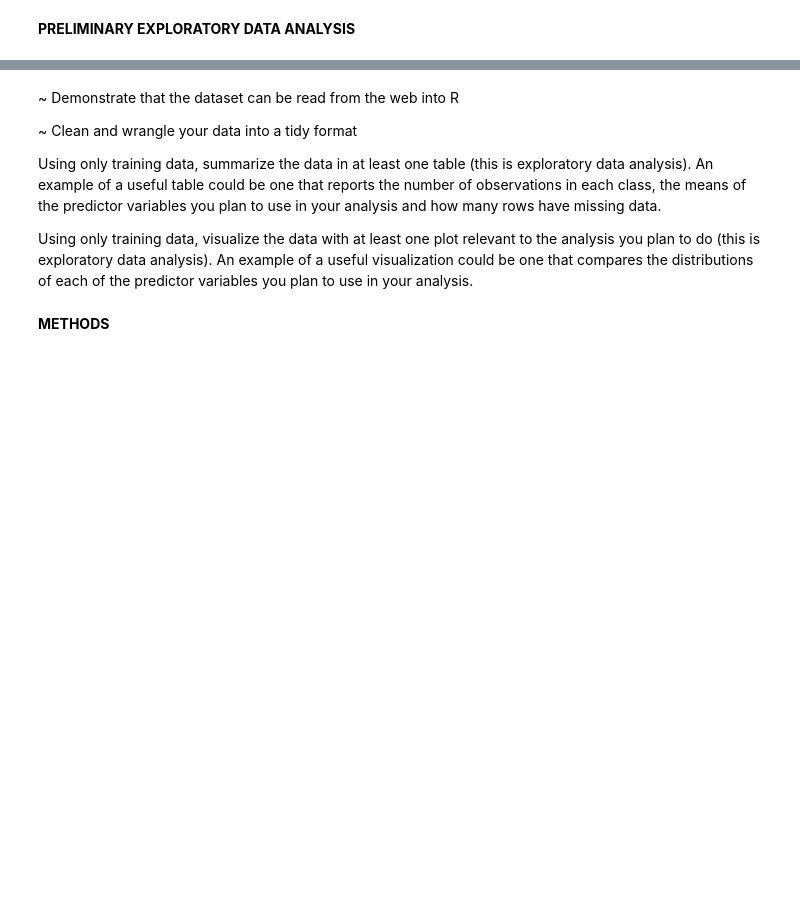
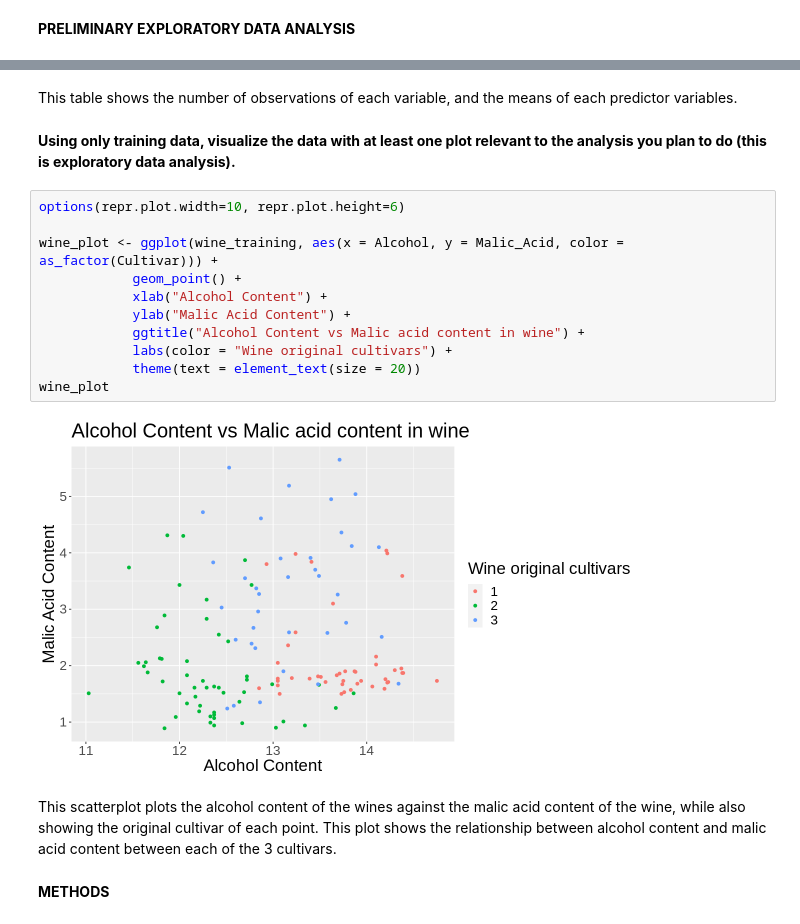
Before and after one commit to bkaanylmz/dsci-100-2022w1-group-95, a Jupyter notebook: project_proposal.ipynb, the cells around one changed output, grey strips where cells are left out. Saved outputs shown, nothing was run; the diff lists cells and outputs as text; blank space fills up the shorter version.

Commit message:
Added preliminary plot

```diff
--- a/project_proposal.ipynb
+++ b/project_proposal.ipynb
@@ -62,11 +67,22 @@ A tibble: 13 × 3
-# %% [markdown]
-~ Demonstrate that the dataset can be read from the web into R
-
-~ Clean and wrangle your data into a tidy format
-
-Using only training data, summarize the data in at least one table (this is exploratory data analysis). An example of a useful table could be one that reports the number of observations in each class, the means of the predictor variables you plan to use in your analysis and how many rows have missing data.
-
-Using only training data, visualize the data with at least one plot relevant to the analysis you plan to do (this is exploratory data analysis). An example of a useful visualization could be one that compares the distributions of each of the predictor variables you plan to use in your analysis.
+# %% [markdown]
+This table shows the number of observations of each variable, and the means of each predictor variables.
+# %% [markdown]
+**Using only training data, visualize the data with at least one plot relevant to the analysis you plan to do (this is exploratory data analysis).**
+# %%
+options(repr.plot.width=10, repr.plot.height=6)
+
+wine_plot <- ggplot(wine_training, aes(x = Alcohol, y = Malic_Acid, color = as_factor(Cultivar))) +
+            geom_point() +
+            xlab("Alcohol Content") +
+            ylab("Malic Acid Content") +
+            ggtitle("Alcohol Content vs Malic acid content in wine") +
+            labs(color = "Wine original cultivars") +
+            theme(text = element_text(size = 20))
+wine_plot
+# %% [output]
+[figure, added]
+# %% [markdown]
+This scatterplot plots the alcohol content of the wines against the malic acid content of the wine, while also showing the original cultivar of each point. This plot shows the relationship between alcohol content and malic acid content between each of the 3 cultivars.
 # %% [markdown]
 **METHODS**
 # %% [markdown]
```
Also changed, not shown: parts of 5 cells of this notebook.
